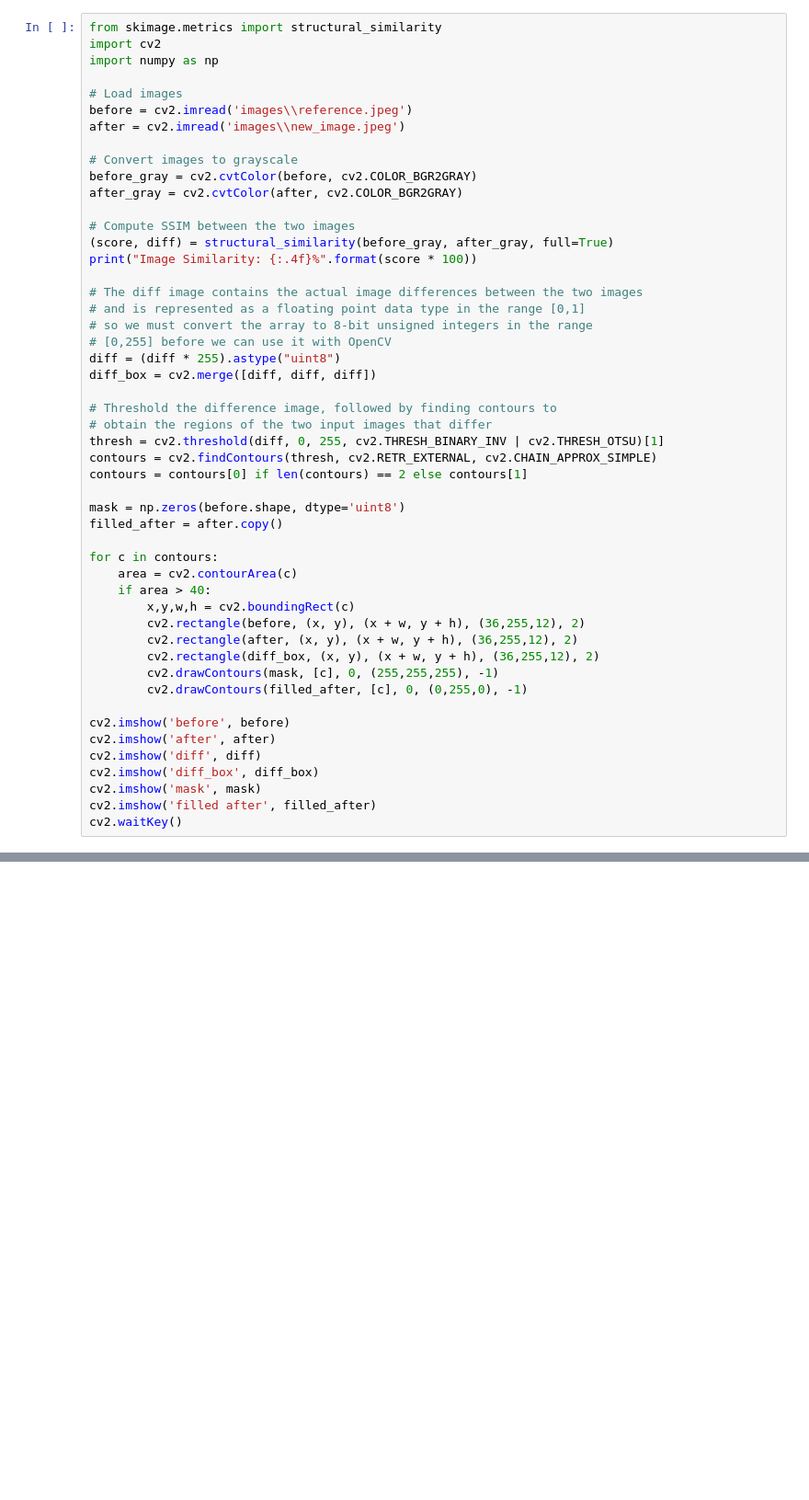
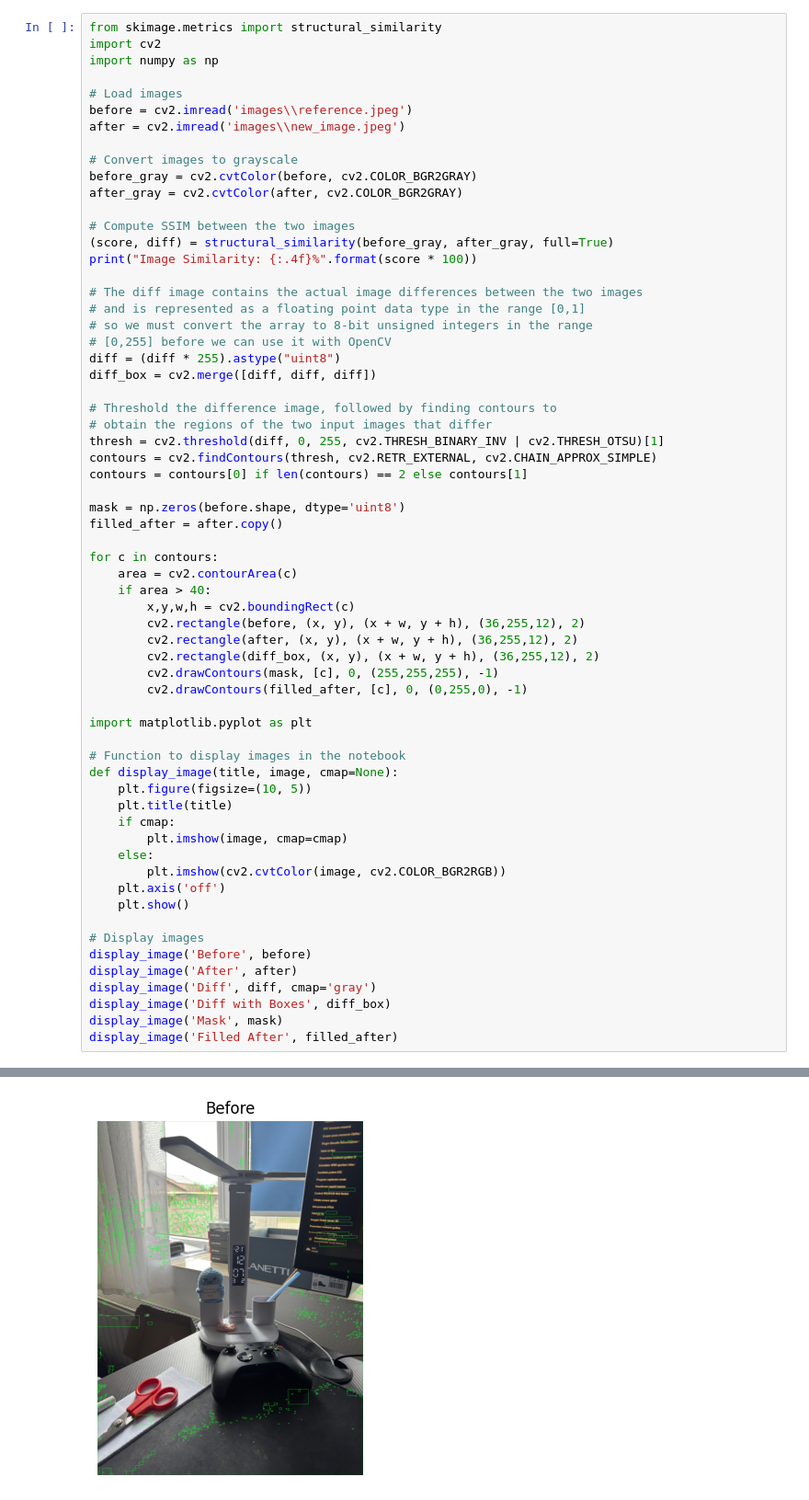
Before and after one commit to peleemanuel/bachelor-degree, a Jupyter notebook: check_image_difference/difference_checker.ipynb, the cells around one changed output, grey strips where cells are left out. Shown at 92% size. Saved outputs shown, nothing was run; the diff lists cells and outputs as text; blank space fills up the shorter version.

```diff
--- a/check_image_difference/difference_checker.ipynb
+++ b/check_image_difference/difference_checker.ipynb
@@ -41,11 +43,24 @@ for c in contours:
         cv2.drawContours(mask, [c], 0, (255,255,255), -1)
         cv2.drawContours(filled_after, [c], 0, (0,255,0), -1)
 
-cv2.imshow('before', before)
-cv2.imshow('after', after)
-cv2.imshow('diff', diff)
-cv2.imshow('diff_box', diff_box)
-cv2.imshow('mask', mask)
-cv2.imshow('filled after', filled_after)
-cv2.waitKey()
+import matplotlib.pyplot as plt
+
+# Function to display images in the notebook
+def display_image(title, image, cmap=None):
+    plt.figure(figsize=(10, 5))
+    plt.title(title)
+    if cmap:
+        plt.imshow(image, cmap=cmap)
+    else:
+        plt.imshow(cv2.cvtColor(image, cv2.COLOR_BGR2RGB))
+    plt.axis('off')
+    plt.show()
+
+# Display images
+display_image('Before', before)
+display_image('After', after)
+display_image('Diff', diff, cmap='gray')
+display_image('Diff with Boxes', diff_box)
+display_image('Mask', mask)
+display_image('Filled After', filled_after)
 # %% [output]
@@ -52,0 +68 @@ error: OpenCV(4.11.0) D:\a\opencv-python\opencv-python\opencv\modules\imgproc\sr
+[figure, added]
```
Also changed, not shown: parts of 2 cells of this notebook, 1 other file.
